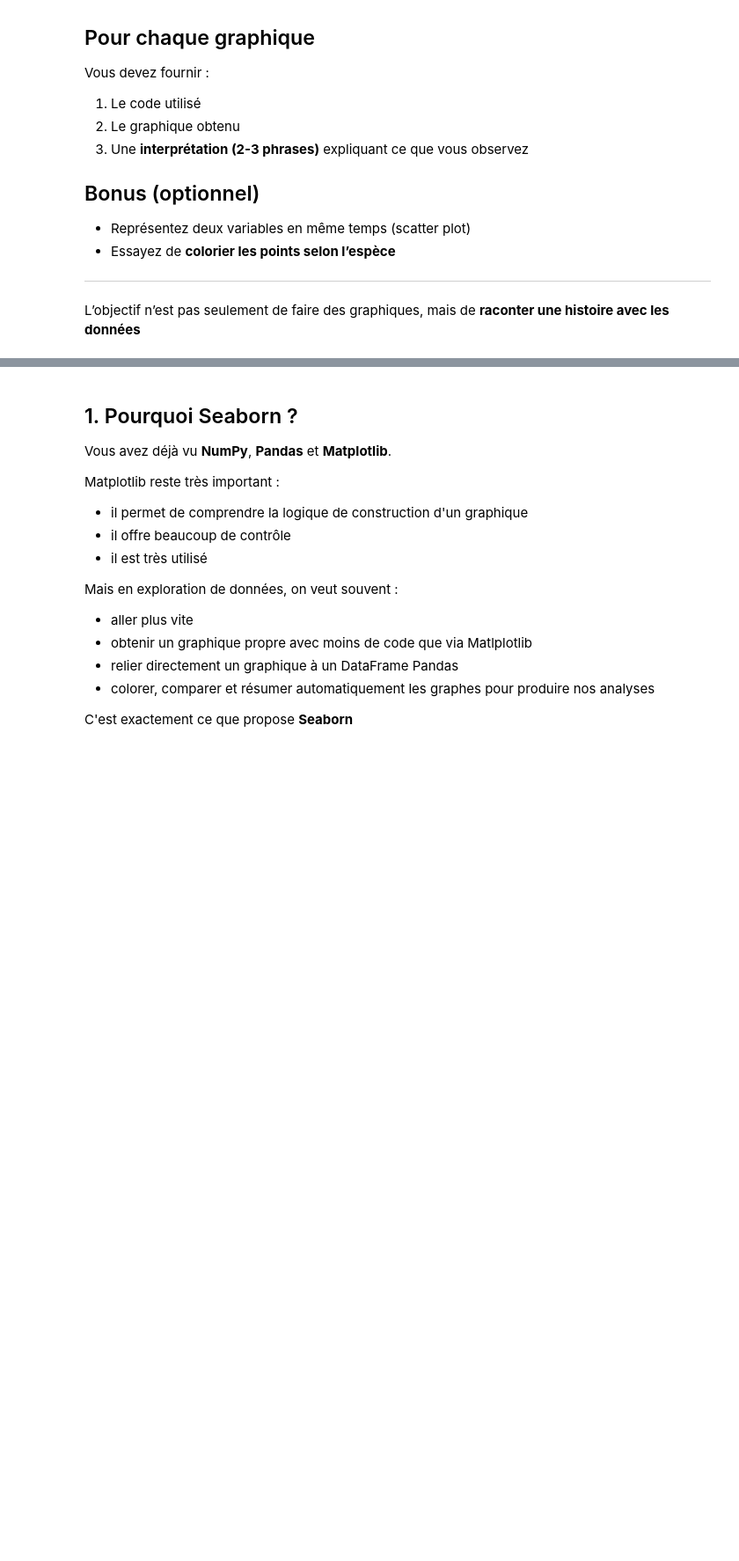
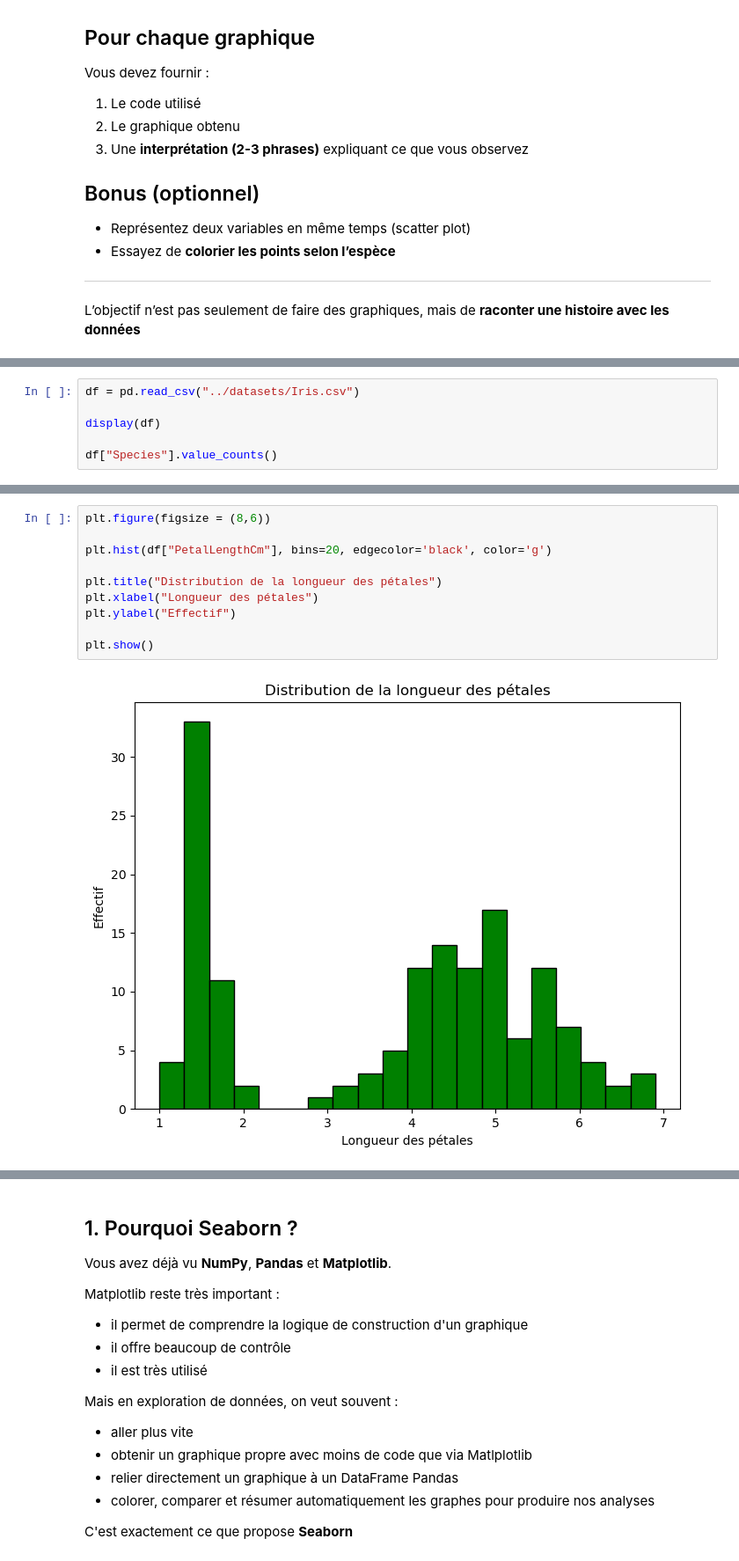
Before and after one commit to benayedyassine/python-data-science-epf-2026, a Jupyter notebook: notebooks/05_Seaborn_et_projet_chocolate_sales.ipynb, the cells around one changed output, grey strips where cells are left out. Shown at 88% size. Cells and saved outputs as stored; diff of their text form; blank space fills up the shorter version.

```diff
--- a/notebooks/05_Seaborn_et_projet_chocolate_sales.ipynb
+++ b/notebooks/05_Seaborn_et_projet_chocolate_sales.ipynb
@@ -81,0 +86,6 @@ L’objectif n’est pas seulement de faire des graphiques, mais de **raconter u
+# %%
+df = pd.read_csv("../datasets/Iris.csv")
+
+display(df)
+
+df["Species"].value_counts()
@@ -81,0 +111,12 @@ L’objectif n’est pas seulement de faire des graphiques, mais de **raconter u
+# %%
+plt.figure(figsize = (8,6))
+
+plt.hist(df["PetalLengthCm"], bins=20, edgecolor='black', color='g')
+
+plt.title("Distribution de la longueur des pétales")
+plt.xlabel("Longueur des pétales")
+plt.ylabel("Effectif")
+
+plt.show()
+# %% [output]
+[figure, added]
```
Also changed, not shown: parts of 29 cells of this notebook, 2 other files.
